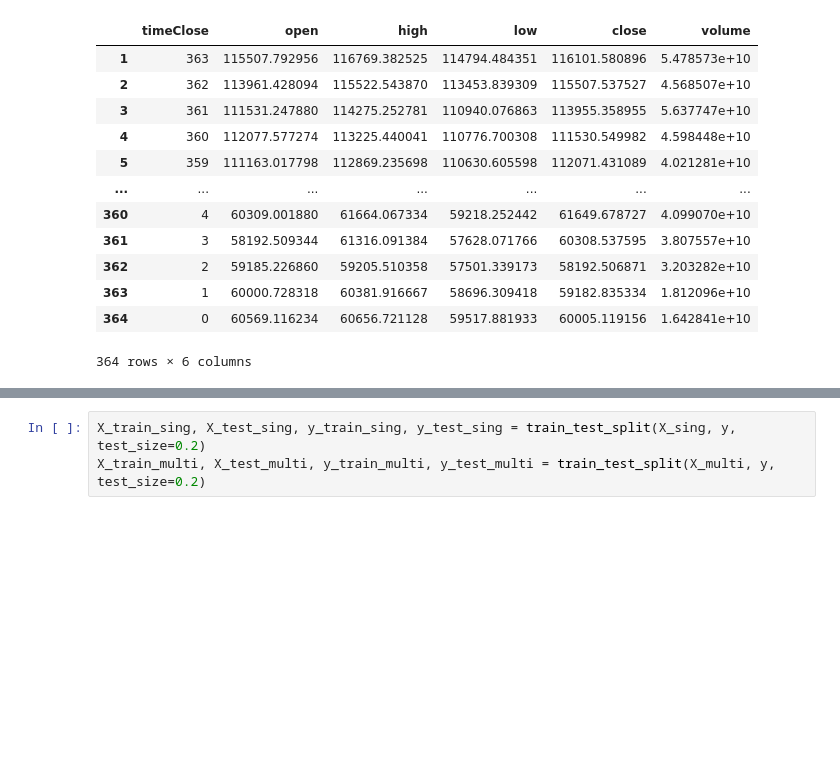
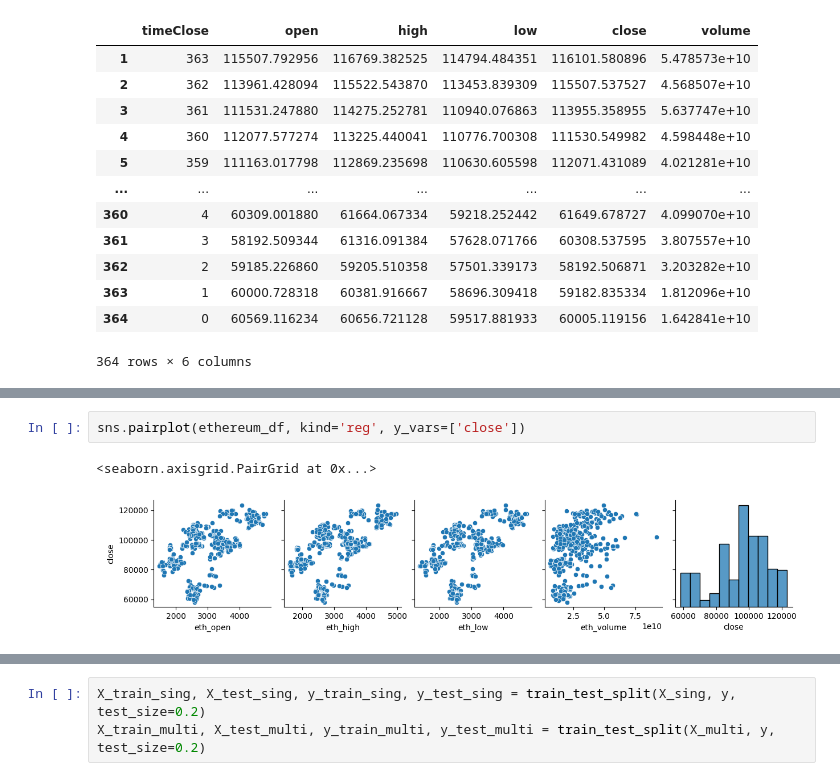
Before and after one commit to hose-ay1/aiqf-cyrpto, a Jupyter notebook: bitcoin_regression copy.ipynb, the cells around one changed output, grey strips where cells are left out. Drawn from its saved outputs; the diff is of its cells as text; blank space fills up the shorter version.

```diff
--- a/bitcoin_regression copy.ipynb
+++ b/bitcoin_regression copy.ipynb
@@ -128,0 +138,5 @@ ethereum_df
+# %%
+sns.pairplot(ethereum_df, kind='reg', y_vars=['close'])
+# %% [output]
+<seaborn.axisgrid.PairGrid at 0x...>
+[figure, added]
```
Also changed, not shown: parts of 27 cells of this notebook, 9 other files.
